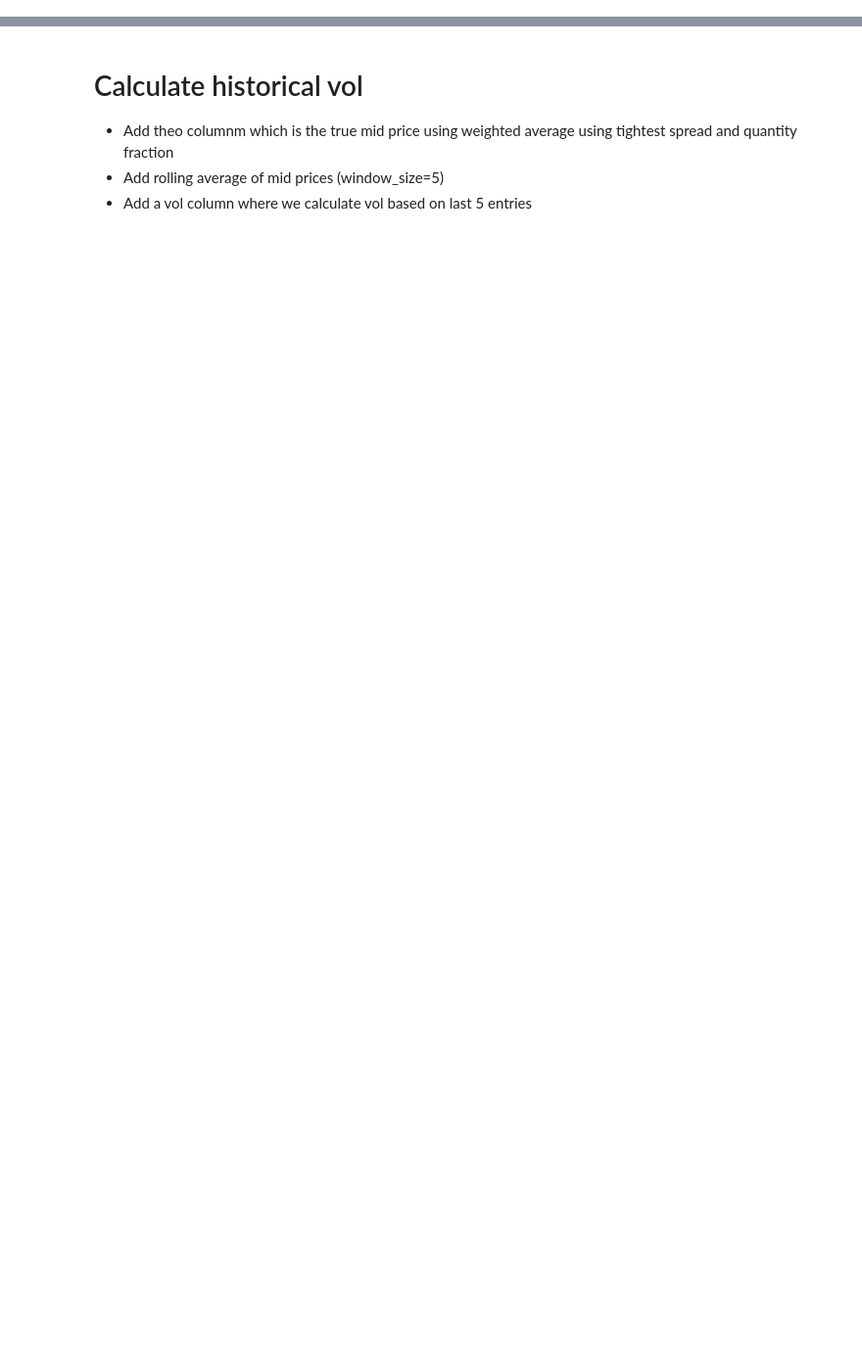
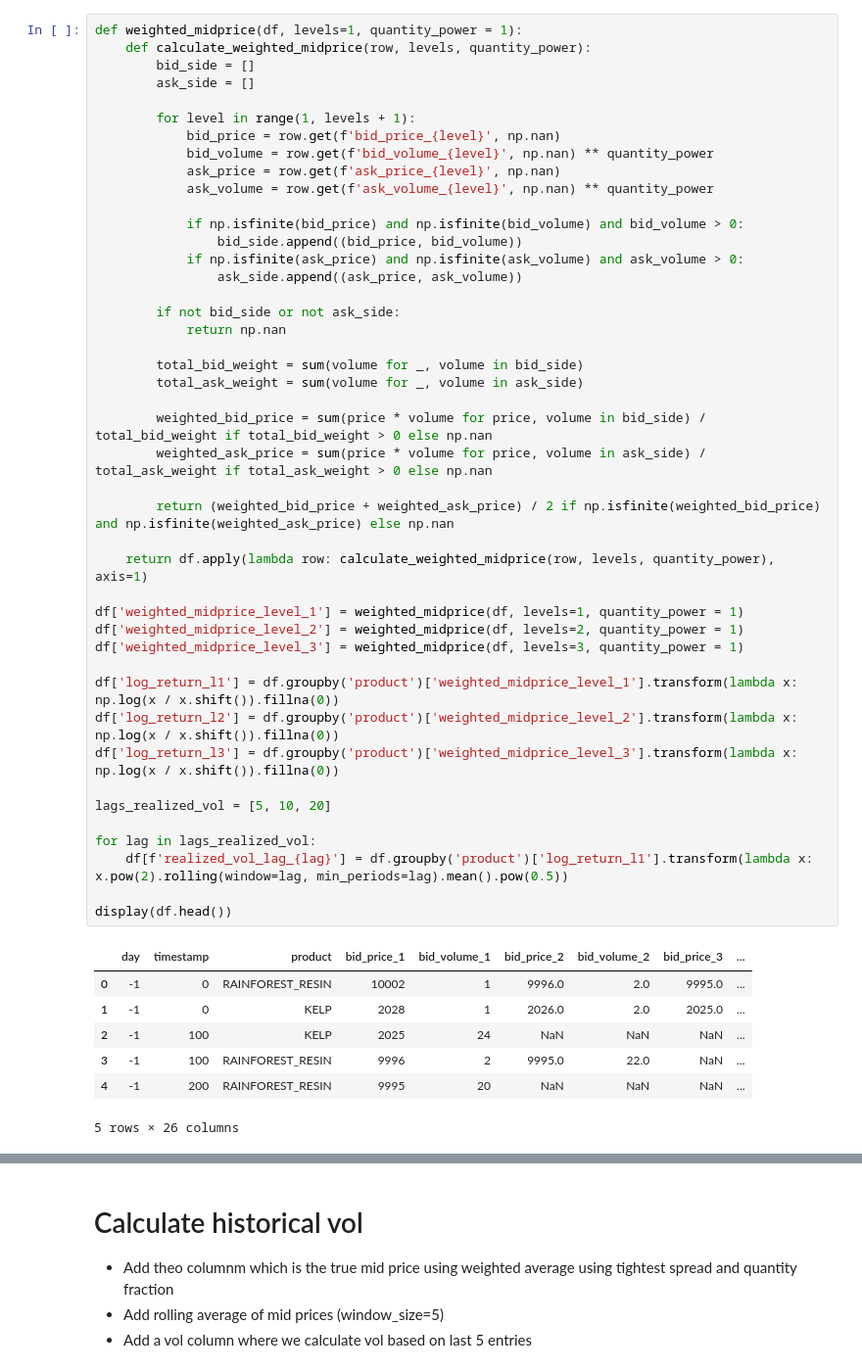
Before and after one commit to Keshav-Shah/IMC-Prosperity-2025-Rice, a Jupyter notebook: trade_data_analysis.ipynb, the cells around one changed output, grey strips where cells are left out. Shown: that part at 98% size. Drawn from its saved outputs; the diff is of its cells as text; blank space fills up the shorter version.

```diff
--- a/trade_data_analysis.ipynb
+++ b/trade_data_analysis.ipynb
@@ -17,0 +17,52 @@ PermissionError: [Errno 13] Permission denied: 'parsed_output.xlsx'
+# %%
+def weighted_midprice(df, levels=1, quantity_power = 1):
+    def calculate_weighted_midprice(row, levels, quantity_power):
+        bid_side = []
+        ask_side = []
+
+        for level in range(1, levels + 1):
+            bid_price = row.get(f'bid_price_{level}', np.nan)
+            bid_volume = row.get(f'bid_volume_{level}', np.nan) ** quantity_power
+            ask_price = row.get(f'ask_price_{level}', np.nan)
+            ask_volume = row.get(f'ask_volume_{level}', np.nan) ** quantity_power
+
+            if np.isfinite(bid_price) and np.isfinite(bid_volume) and bid_volume > 0:
+                bid_side.append((bid_price, bid_volume))
+            if np.isfinite(ask_price) and np.isfinite(ask_volume) and ask_volume > 0:
+                ask_side.append((ask_price, ask_volume))
+
+        if not bid_side or not ask_side:
+            return np.nan
+
+        total_bid_weight = sum(volume for _, volume in bid_side)
+        total_ask_weight = sum(volume for _, volume in ask_side)
+
+        weighted_bid_price = sum(price * volume for price, volume in bid_side) / total_bid_weight if total_bid_weight > 0 else np.nan
+        weighted_ask_price = sum(price * volume for price, volume in ask_side) / total_ask_weight if total_ask_weight > 0 else np.nan
+
+        return (weighted_bid_price + weighted_ask_price) / 2 if np.isfinite(weighted_bid_price) and np.isfinite(weighted_ask_price) else np.nan
+
+    return df.apply(lambda row: calculate_weighted_midprice(row, levels, quantity_power), axis=1)
+
+df['weighted_midprice_level_1'] = weighted_midprice(df, levels=1, quantity_power = 1)
+df['weighted_midprice_level_2'] = weighted_midprice(df, levels=2, quantity_power = 1)
+df['weighted_midprice_level_3'] = weighted_midprice(df, levels=3, quantity_power = 1)
+
+df['log_return_l1'] = df.groupby('product')['weighted_midprice_level_1'].transform(lambda x: np.log(x / x.shift()).fillna(0))
+df['log_return_l2'] = df.groupby('product')['weighted_midprice_level_2'].transform(lambda x: np.log(x / x.shift()).fillna(0))
+df['log_return_l3'] = df.groupby('product')['weighted_midprice_level_3'].transform(lambda x: np.log(x / x.shift()).fillna(0))
+
+lags_realized_vol = [5, 10, 20]
+
+for lag in lags_realized_vol:
+    df[f'realized_vol_lag_{lag}'] = df.groupby('product')['log_return_l1'].transform(lambda x: x.pow(2).rolling(window=lag, min_periods=lag).mean().pow(0.5))
+
+display(df.head())
+# %% [output]
+|  | day | timestamp | product | bid_price_1 | bid_volume_1 | bid_price_2 | bid_volume_2 | bid_price_3 | ... |
+| 0 | -1 | 0 | RAINFOREST_RESIN | 10002 | 1 | 9996.0 | 2.0 | 9995.0 | ... |
+| 1 | -1 | 0 | KELP | 2028 | 1 | 2026.0 | 2.0 | 2025.0 | ... |
+| 2 | -1 | 100 | KELP | 2025 | 24 | NaN | NaN | NaN | ... |
+| 3 | -1 | 100 | RAINFOREST_RESIN | 9996 | 2 | 9995.0 | 22.0 | NaN | ... |
+| 4 | -1 | 200 | RAINFOREST_RESIN | 9995 | 20 | NaN | NaN | NaN | ... |
+5 rows × 26 columns
```
Also changed, not shown: parts of 13 cells of this notebook, 2 other files.
